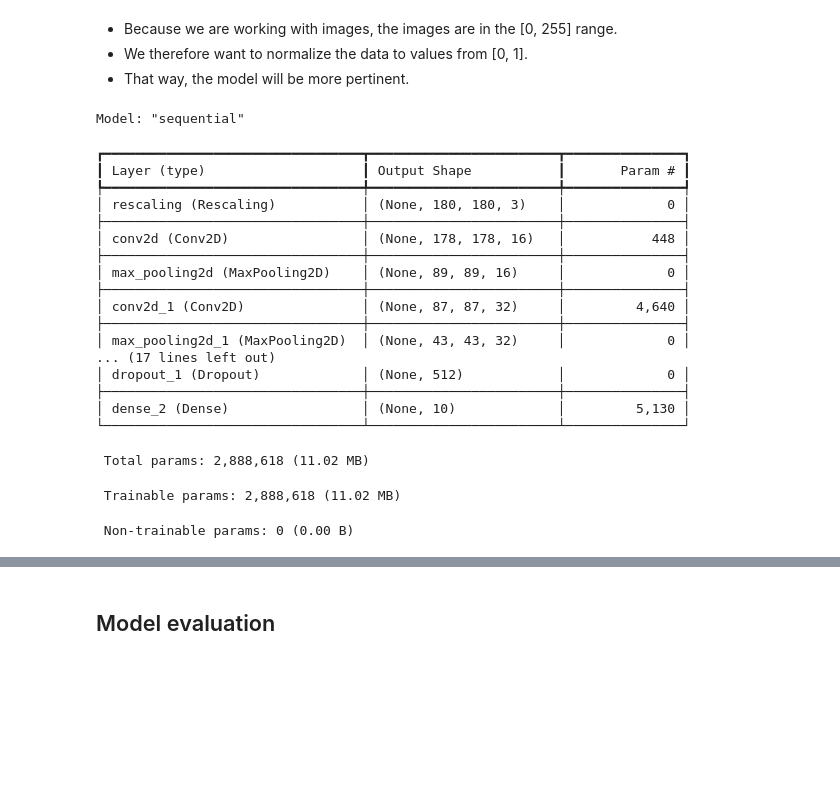
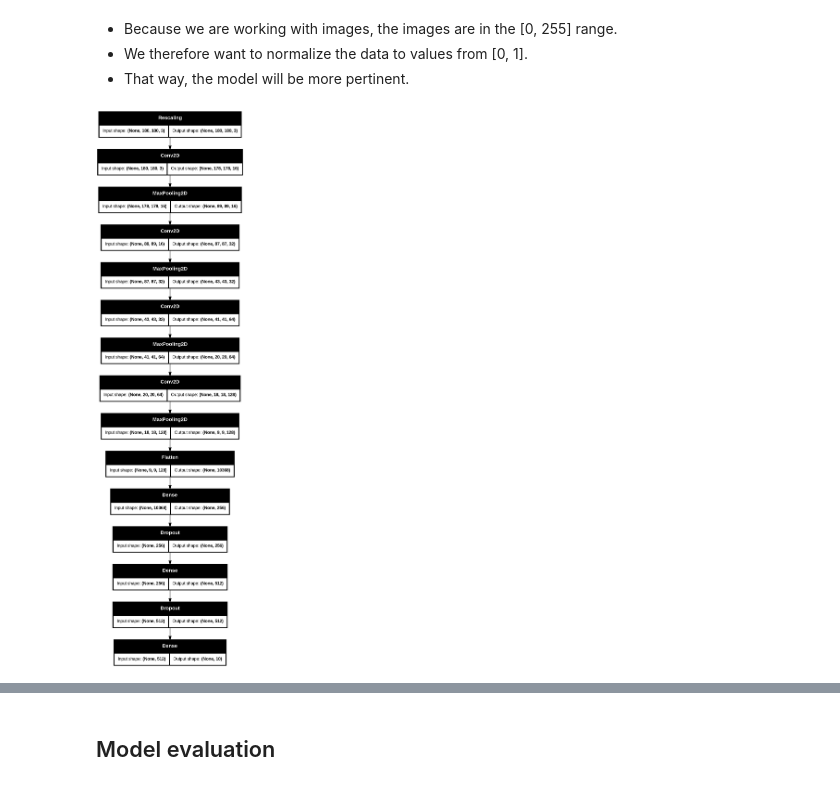
Before and after one commit to Jyok1m/cnn-image-project, a Jupyter notebook: M2_Mo.ipynb, the cells around one changed output, grey strips where cells are left out. Drawn from its saved outputs; the diff is of its cells as text; code cells hidden in the pictures; blank space fills up the shorter version.

```diff
--- a/M2_Mo.ipynb
+++ b/M2_Mo.ipynb
@@ -143,7 +146,6 @@ test_ds = test_ds.cache().prefetch(buffer_size=AUTOTUNE)
 # %%
 num_classes = len(class_names)
 
-early_stop  = keras.callbacks.EarlyStopping(monitor='val_loss', patience=3, restore_best_weights=True)
 
 # Model creation
 model_2 = Sequential([
@@ -178,54 +180,32 @@ model_2 = Sequential([
 
     Conv2D(128, (3, 3), activation = "relu"),
     MaxPooling2D(2, 2),
 
     # aplana la imatge a un vector 1d
     # passa de la part visual/convolucional  a la numerica (decisio)
     Flatten(),
 
     # *Funció: Capa totalment connectada. Cada neurona està connectada amb totes les de l’anterior.
     # 256 neurones.
     # ReLU com a activació per no-linealitat.
     # Són les capes "intel·lectuals" del model.
     # Combinen totes les característiques detectades per predir una classe
     Dense(256, activation = "relu"),
 
     # Funció: Durant l'entrenament, desactiva aleatòriament un % de neurones.
     # Això evita que el model memoritzi (overfitting).
     # Aquí: desactives el 20% de neurones aleatòriament cada cop
     Dropout(0.3),
     Dense(512, activation = "relu"),
     Dropout(0.3),
     # output Layer
     # Funció: Capa final de classificació.
     # num_classes: tantes neurones com categories (per exemple, 10 si tens 10 animals).
     # softmax: retorna probabilitats → la classe amb més probabilitat serà la predicció.
     # softmax transforma els valors numèrics en probabilitats que sumen 1.
     Dense(num_classes, activation = "softmax")
 
 ])
-
-# Print the model summary
-model_2.summary()
+keras.utils.plot_model(model_2, show_shapes=True)
 # %% [output]
-Model: "sequential"
-┏━━━━━━━━━━━━━━━━━━━━━━━━━━━━━━━━━┳━━━━━━━━━━━━━━━━━━━━━━━━┳━━━━━━━━━━━━━━━┓
-┃ Layer (type)                    ┃ Output Shape           ┃       Param # ┃
-┡━━━━━━━━━━━━━━━━━━━━━━━━━━━━━━━━━╇━━━━━━━━━━━━━━━━━━━━━━━━╇━━━━━━━━━━━━━━━┩
-│ rescaling (Rescaling)           │ (None, 180, 180, 3)    │             0 │
-├─────────────────────────────────┼────────────────────────┼───────────────┤
-│ conv2d (Conv2D)                 │ (None, 178, 178, 16)   │           448 │
-├─────────────────────────────────┼────────────────────────┼───────────────┤
-│ max_pooling2d (MaxPooling2D)    │ (None, 89, 89, 16)     │             0 │
-├─────────────────────────────────┼────────────────────────┼───────────────┤
-│ conv2d_1 (Conv2D)               │ (None, 87, 87, 32)     │         4,640 │
-├─────────────────────────────────┼────────────────────────┼───────────────┤
-│ max_pooling2d_1 (MaxPooling2D)  │ (None, 43, 43, 32)     │             0 │
-... (17 lines left out)
-│ dropout_1 (Dropout)             │ (None, 512)            │             0 │
-├─────────────────────────────────┼────────────────────────┼───────────────┤
-│ dense_2 (Dense)                 │ (None, 10)             │         5,130 │
-└─────────────────────────────────┴────────────────────────┴───────────────┘
- Total params: 2,888,618 (11.02 MB)
- Trainable params: 2,888,618 (11.02 MB)
- Non-trainable params: 0 (0.00 B)
+[figure, added]
```
Also changed, not shown: parts of 25 cells of this notebook.
